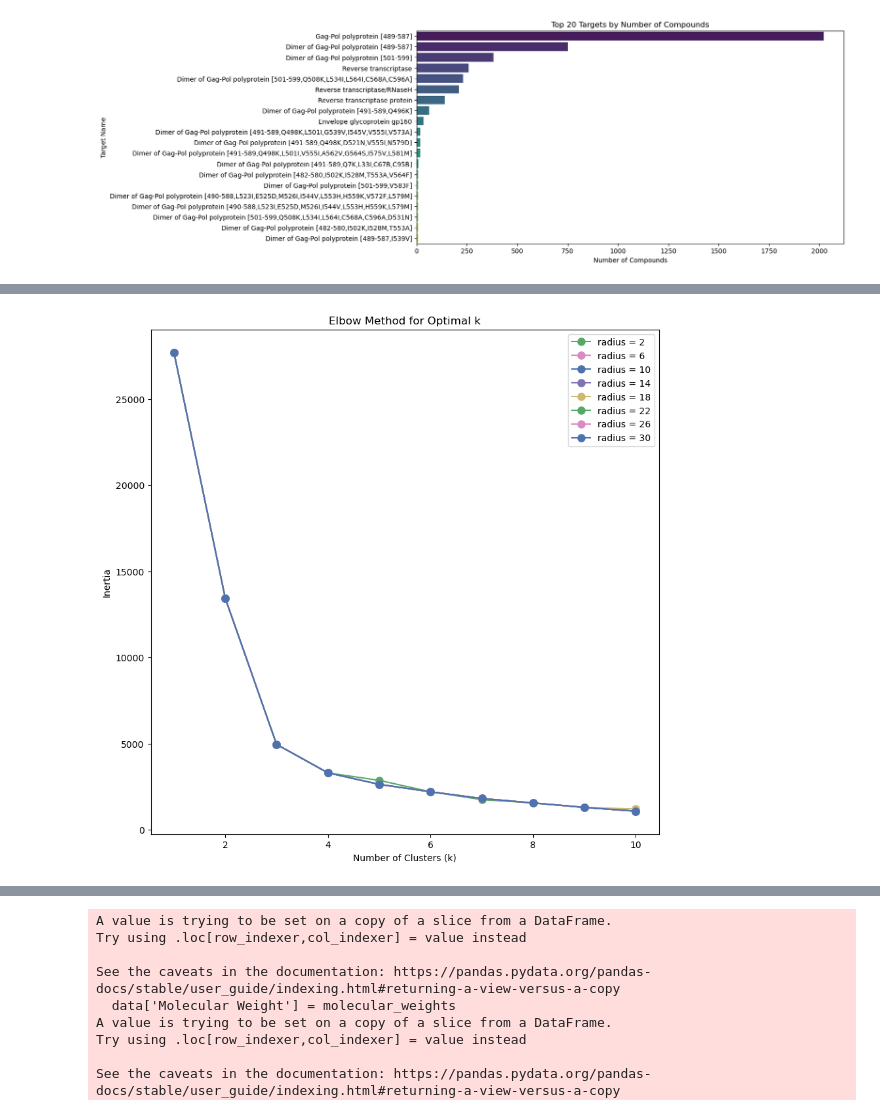
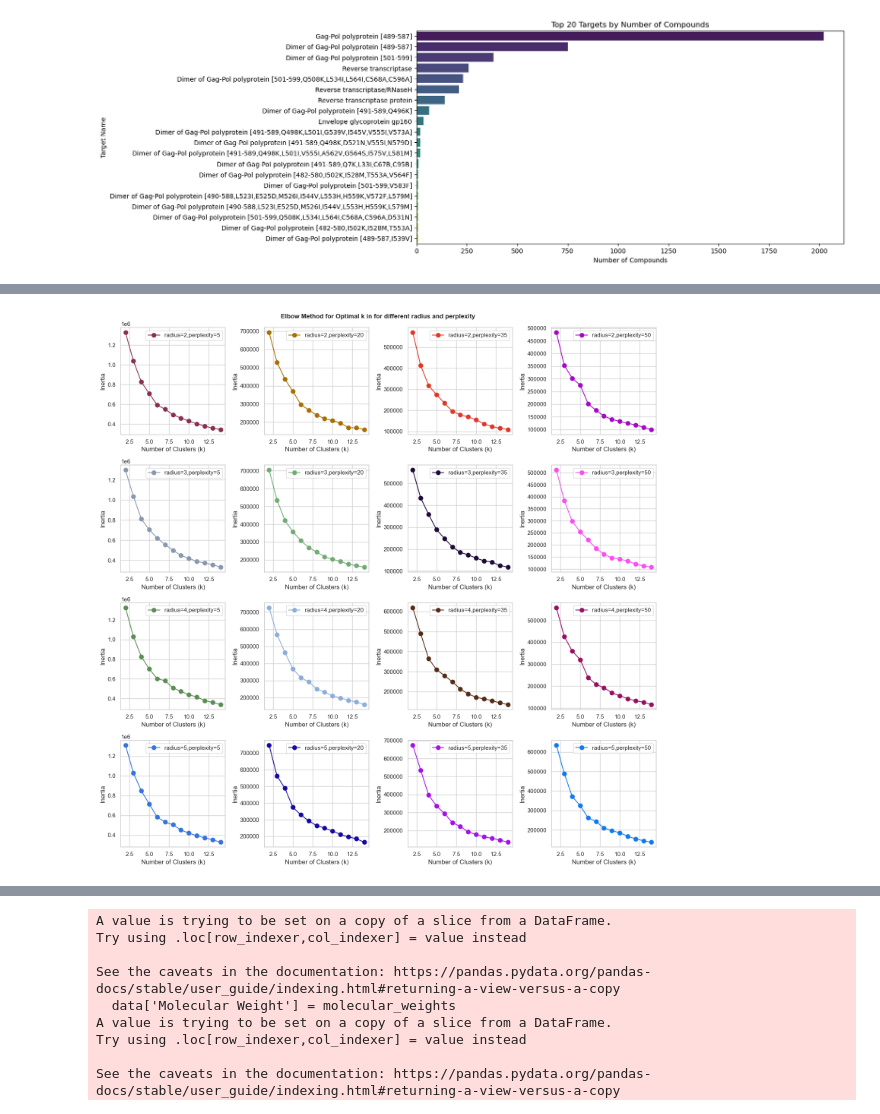
Before and after one commit to epfl-ada/ada-2024-project-trendtrackers, a Jupyter notebook: project_clusteringSMiles.ipynb, the cells around one changed output, grey strips where cells are left out. Drawn from its saved outputs; the diff is of its cells as text; code cells hidden in the pictures.

Commit message:
TSNE complete, draft of final code

```diff
--- a/project_clusteringSMiles.ipynb
+++ b/project_clusteringSMiles.ipynb
@@ -73,5 +76,11 @@ df_cleaned.reset_index
 # %%
 #HIV1 targeting coumpunds
+metric = 'Ki (nM)'
+
 hiv_data = df_cleaned[df_cleaned['Target Source Organism According to Curator or DataSource'].str.contains("Human immunodeficiency virus 1", case=False, na=False)].copy()
-print(hiv_data.size)
+print(f'prior size: {hiv_data.shape[0]}')
+
+mask_invalid_values = hiv_data[metric].str.contains('<',case=False,na=False) | hiv_data[metric].str.contains('>',case=False,na=False) | hiv_data[metric].isna()
+print(f'final size: {hiv_data.shape[0] - mask_invalid_values.sum()}')
+hiv_data = hiv_data[~mask_invalid_values]
 # %% [output]
@@ -117,40 +127,59 @@ def generate_fingerprints(smiles_list, radius=2, n_bits=1024):
 # %%
 # Load your cleaned dataset
 # Assuming the DataFrame 'hiv_data' with a column 'Ligand SMILES' is already prepared
-smiles_list = hiv_data['Ligand SMILES'].tolist()
+smiles_list = hiv_data['Ligand SMILES'].unique().tolist()
 
-radiuses = [2,6,10,14,18,22,26,30]
-ncols, nrows = 4, 2
-pca_results = []
-variance_explained = []
+radiuses = [2,3,4,5]
+perplexities = [5,20,35,50]
+ncols, nrows = len(perplexities), len(radiuses)
+Ks = range(2, 15)
+scaling = False
+
 fgs= []
-plt.figure(figsize=(10, 10))
-pallete = sns.palettes.color_palette('deep',n_colors=35)
+tsn_results = [[[] for _ in range(len(radiuses))] for _ in range(len(perplexities))]
+KLs = np.zeros((nrows,ncols))
+s_scores = [[[] for _ in range(len(radiuses))] for _ in range(len(perplexities))]
+
+fig, axes = plt.subplots(nrows=nrows,ncols=ncols,figsize=(15, 15))
+pallete = sns.palettes.color_palette('deep',n_colors=nrows*ncols)
+
 # Generate fingerprints
-for radius in radiuses:
+for idx_r, radius in enumerate(radiuses):
     print(f'doing radius {radius}')
-    fingerprint_matrix = generate_fingerprints(smiles_list)
-    scaler = StandardScaler()
-    fingerprint_matrix_scaled = scaler.fit_transform(fingerprint_matrix)
+    fingerprint_matrix = generate_fingerprints(smiles_list,radius=radius)
+
+    if scaling:
+        scaler = StandardScaler()
+        fingerprint_matrix = scaler.fit_transform(fingerprint_matrix)
     fgs.append(fingerprint_matrix)
-    pca = PCA(n_components=2)
-    pca_result = pca.fit_transform(fingerprint_matrix)
-    pca_results.append(pca_result)
-    variance_explained.append(pca.explained_variance_ratio_)
-    inertia = []
-    K = range(1, 11)
-    for k in K:
-        kmeans = KMeans(n_clusters=k, random_state=42)
-        kmeans.fit(pca_result)
-        inertia.append(kmeans.inertia_)
 
-    # Plot the Elbow curve
-    plt.plot(K, inertia, 'bo-', markersize=8, label=f'radius = {radius}',color=pallete[radius])
+    for idx_p, perplexity in enumerate(perplexities):
+        ax = axes[idx_r][idx_p]
+        print(f'trying perplexity {perplexity}')
+        tsn = TSNE(n_components=3, perplexity=perplexity, init='random', learning_rate='auto', random_state=0)
+        tsn_result = tsn.fit_transform(fingerprint_matrix)
+        tsn_results.append(tsn_result)
+        tsn_results[idx_r][idx_p][:] = tsn_result
+        KLs[idx_r][idx_p] = tsn.kl_divergence_
+        inertia = []
+        s_score = []
+        for k in Ks:
 
-plt.xlabel('Number of Clusters (k)')
-plt.ylabel('Inertia')
-plt.title('Elbow Method for Optimal k')
-plt.legend()
+            kmeans = KMeans(n_clusters=k, random_state=42)
+            kmeans.fit(tsn_result)
+            inertia.append(kmeans.inertia_)
+            s_score.append(silhouette_score(tsn_result,kmeans.labels_))
+        s_scores[idx_r][idx_p][:] = s_score
+
+        # Plot the Elbow curve
+        ax.plot(Ks, inertia, 'o-', markersize=8, label=f'radius={radius},perplexity={perplexity}',color=np.random.rand(3,))
+        ax.legend()
+        ax.set_xlabel('Number of Clusters (k)')
+        ax.set_ylabel('Inertia')
+
+
+plt.suptitle('Elbow Method for Optimal k in for different radius and perplexity', fontweight='bold',fontsize=12)
+plt.tight_layout()
 plt.show()
 # %% [output]
 doing radius 2
@@ -164 +205 @@ doing radius 30
-[figure, old version]
+[figure, new version]
```
Also changed, not shown: parts of 15 cells of this notebook, 2 other files.
